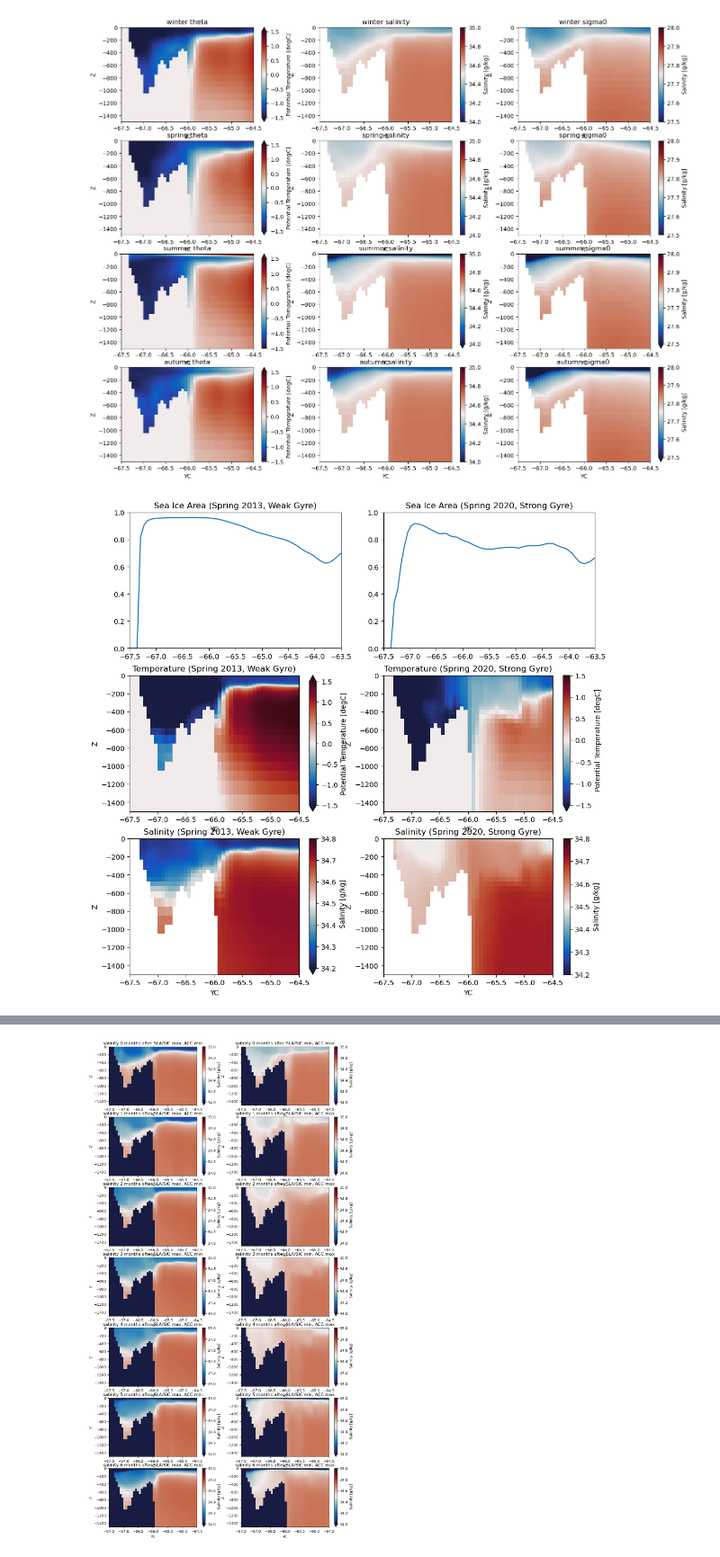
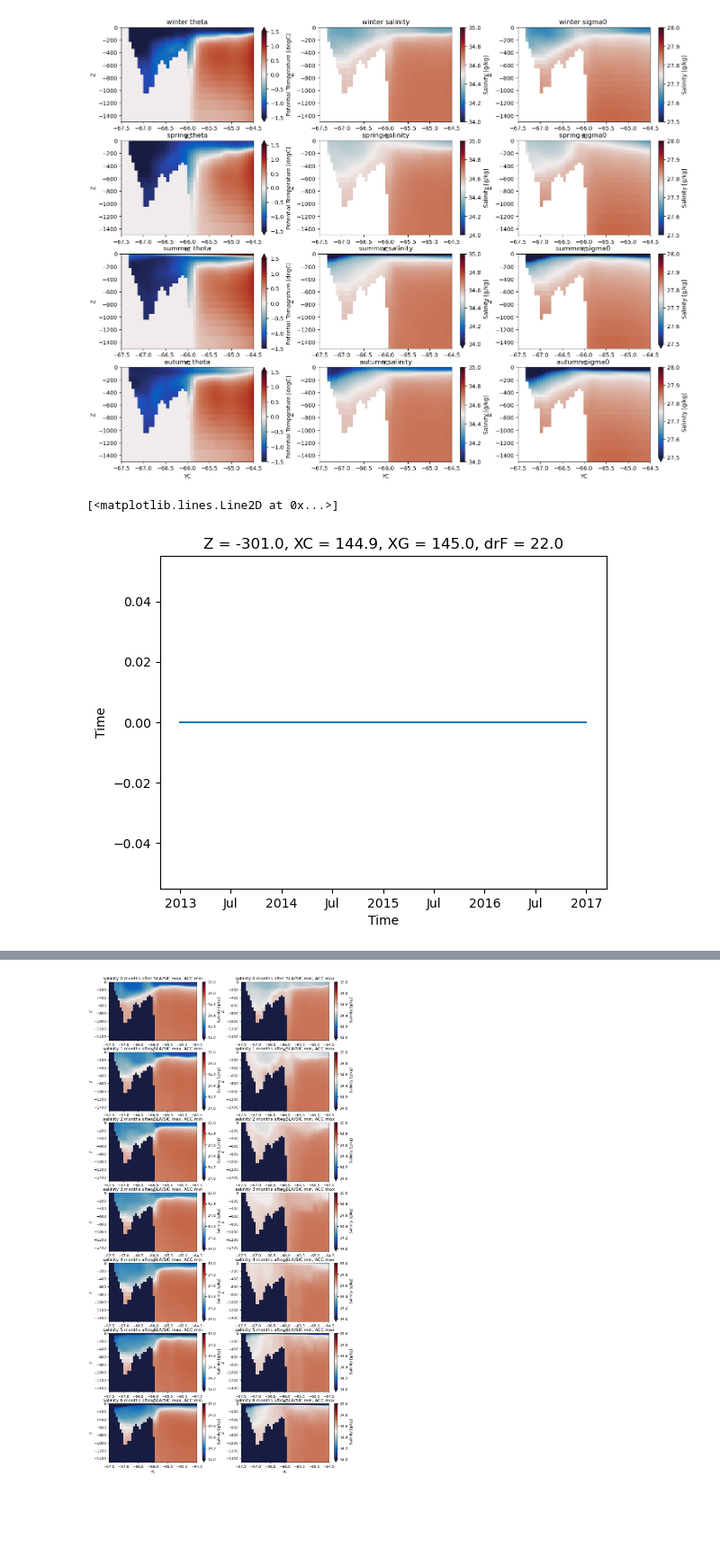
Before and after one commit to eejco/thesis_c3, a Jupyter notebook: sose_transects.ipynb, the cells around one changed output, grey strips where cells are left out. Shown at 90% size. Cells and saved outputs as stored; diff of their text form; code cells hidden in the pictures; blank space fills up the shorter version.

```diff
--- a/sose_transects.ipynb
+++ b/sose_transects.ipynb
@@ -177,38 +183,8 @@ for ssn,ax in zip(ssns,axs):
     plot_transect(ssns[ssn].sigma0.mean('time'),ax[2],'{} sigma0 '.format(ssn), 27.5, 28)
 # %% [output]
 [figure]
-# %%
-t1 = pd.Timestamp(2013,8,1)
-t2 = pd.Timestamp(2020,8,1)
-
-ltxt = ' (Spring 2013, Weak Gyre)'
-rtxt = ' (Spring 2020, Strong Gyre)'
-
-fig,axs = plt.subplots(3,2,figsize=(12,12))
-ax = axs[0]
-sose145i = ds145.SIarea.sel(time = t1+rd(months=3))
-ax[0].plot(sose145i.YC,sose145i)
-ax[0].set_title('Sea Ice Area' + ltxt)
-ax[0].set_ylim([0,1])
-ax[0].set_xlim([-67.5,-63.5])
-
-sose145i = ds145.SIarea.sel(time = t2+rd(months=3))
-ax[1].plot(sose145i.YC,sose145i)
-ax[1].set_title('Sea Ice Area' + rtxt)
-ax[1].set_ylim([0,1])
-ax[1].set_xlim([-67.5,-63.5])
-
-
-ax=axs[1]
-sose145t = ds145.THETA.sel(time = t1+rd(months=3))
-plot_transect(sose145t,ax[0],'Temperature' + ltxt,-1.5,1.5)
-sose145t = ds145.THETA.sel(time = t2+rd(months=3))
-plot_transect(sose145t,ax[1],'Temperature'+rtxt,-1.5,1.5)
-
-ax=axs[2]
-sose145t = ds145.SALT.sel(time = t1+rd(months=3))
-plot_transect(sose145t,ax[0],'Salinity' +ltxt,34.2,34.8)
-sose145t = ds145.SALT.sel(time = t2+rd(months=3))
-plot_transect(sose145t,ax[1],'Salinity'+rtxt,34.2,34.8)
-# %% [output]
-[figure, removed]
+# %%
+tboo.plot()
+# %% [output]
+[<matplotlib.lines.Line2D at 0x...>]
+[figure, added]
```
Also changed, not shown: parts of 4 cells of this notebook, 8 other files.
